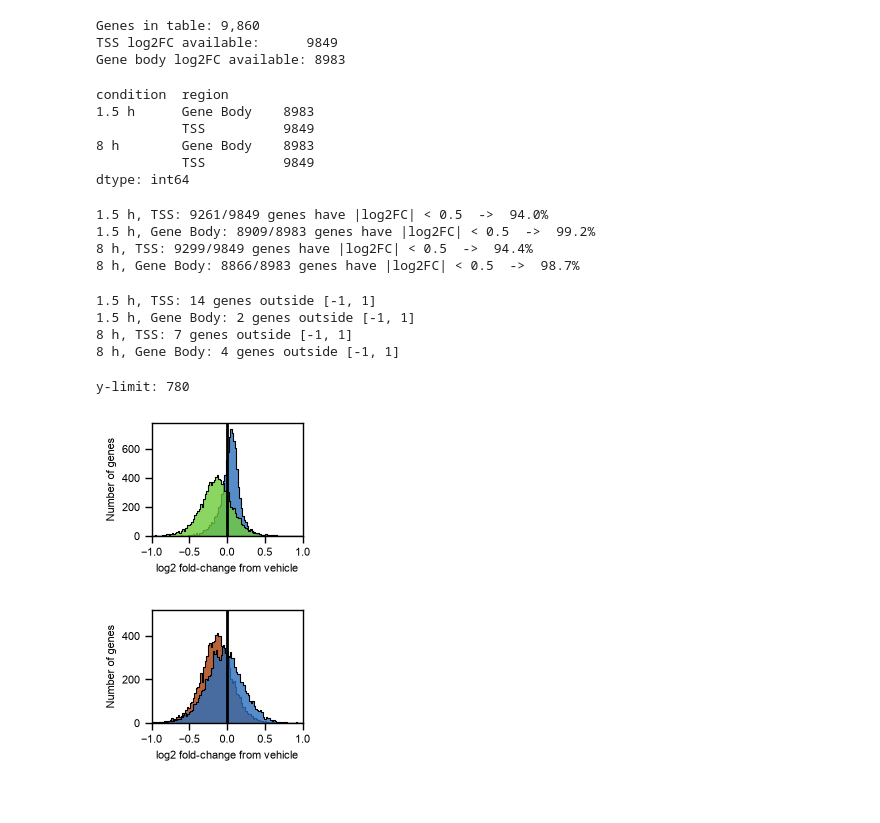
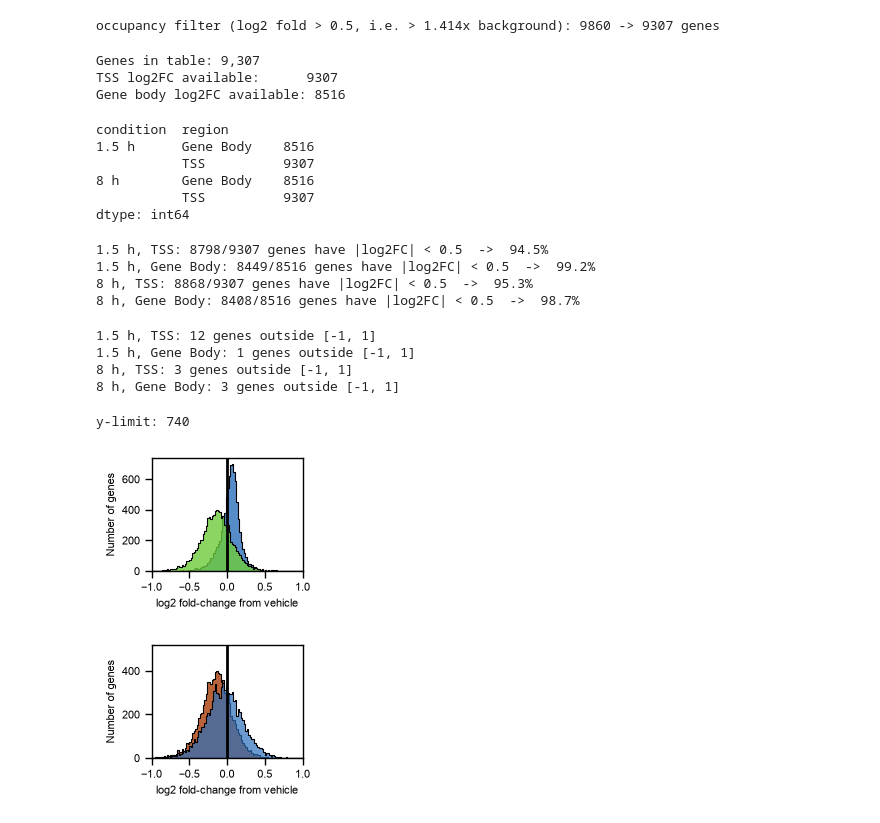
Before and after one commit to berrygroup/publications, a Jupyter notebook: 2026_POLR2A_homeostasis/ChIPseq/PolII_ChIP_Coverage_TSS_GB_plot.ipynb, the cells around one changed output. Saved outputs shown, nothing was run; the diff lists cells and outputs as text; code cells hidden in the pictures.

Commit message:
update new filtering of low Pol II genes for consistency across analyses

```diff
--- a/2026_POLR2A_homeostasis/ChIPseq/PolII_ChIP_Coverage_TSS_GB_plot.ipynb
+++ b/2026_POLR2A_homeostasis/ChIPseq/PolII_ChIP_Coverage_TSS_GB_plot.ipynb
@@ -15,3 +10,24 @@ md.shape
+# %%
+md = pd.read_csv("data/metadata_boxplot_data_all_figureS7_ptype_Sep2026.csv")
+md.shape
+
+# Pol II occupancy filter - the single criterion used for every dxChIP-seq panel.
+#
+# Genes are included where untreated cells show Pol II at the promoter, defined as
+# TSS coverage more than 1.41-fold of mean upstream background,
+# i.e. log2(TSS / upstream) > 0.5. The column ``TSS_cov_D8L4Y_0h`` is that value
+# divided by the mean upstream signal, so the cutoff is applied directly as a fold.
+MIN_TSS_FOLD = (
+    2**0.5
+)  # log2(TSS / upstream) > 0.5; 0.32 RPKM at the 0 h background of 0.2262
+
+n_before = len(md)
+md = md[md["TSS_cov_D8L4Y_0h"].notna() & (md["TSS_cov_D8L4Y_0h"] > MIN_TSS_FOLD)]
+print(
+    f"occupancy filter (log2 fold > 0.5, i.e. > {MIN_TSS_FOLD:.3f}x background): {n_before} -> {len(md)} genes"
+)
+# %% [output]
+occupancy filter (log2 fold > 0.5, i.e. > 1.414x background): 9860 -> 9307 genes
 # %%
 # No expression re-filter here. The gene set was already selected upstream
 # (log2(TSS coverage / mean upstream coverage) > 0.5 at 0 h) when this table was built.
@@ -19,9 +35,9 @@ print(f"Genes in table: {md.gene_id.nunique():,}")
 print("TSS log2FC available:     ", md["TSS_log2FC_90min_0h"].notna().sum())
 print("Gene body log2FC available:", md["GeneBody_log2FC_90min_0h"].notna().sum())
 # %% [output]
-Genes in table: 9,860
-TSS log2FC available:      9849
-Gene body log2FC available: 8983
+Genes in table: 9,307
+TSS log2FC available:      9307
+Gene body log2FC available: 8516
 # %%
 # Long format: one row per gene x region x timepoint
 lfc = (
@@ -47,10 +63,10 @@ lfc = (
 lfc.groupby(["condition", "region"]).size()
 # %% [output]
 condition  region
-1.5 h      Gene Body    8983
-           TSS          9849
-8 h        Gene Body    8983
-           TSS          9849
+1.5 h      Gene Body    8516
+           TSS          9307
+8 h        Gene Body    8516
+           TSS          9307
 dtype: int64
 # %%
 threshold = 0.5  # log2FC threshold
@@ -65,10 +81,10 @@ for condition in ["1.5 h", "8 h"]:
             f"{n_stable}/{n_total} genes have |log2FC| < {threshold}  ->  {n_stable / n_total:.1%}"
         )
 # %% [output]
-1.5 h, TSS: 9261/9849 genes have |log2FC| < 0.5  ->  94.0%
-1.5 h, Gene Body: 8909/8983 genes have |log2FC| < 0.5  ->  99.2%
-8 h, TSS: 9299/9849 genes have |log2FC| < 0.5  ->  94.4%
-8 h, Gene Body: 8866/8983 genes have |log2FC| < 0.5  ->  98.7%
+1.5 h, TSS: 8798/9307 genes have |log2FC| < 0.5  ->  94.5%
+1.5 h, Gene Body: 8449/8516 genes have |log2FC| < 0.5  ->  99.2%
+8 h, TSS: 8868/9307 genes have |log2FC| < 0.5  ->  95.3%
+8 h, Gene Body: 8408/8516 genes have |log2FC| < 0.5  ->  98.7%
 # %%
 # Genes falling outside the plotted x-range, so the axis limits below are a deliberate
 # choice rather than a silent truncation.
@@ -79,57 +95,60 @@ for condition in ["1.5 h", "8 h"]:
             f"{condition}, {region}: {(s.log2FC.abs() > 1).sum()} genes outside [-1, 1]"
         )
 # %% [output]
-1.5 h, TSS: 14 genes outside [-1, 1]
-1.5 h, Gene Body: 2 genes outside [-1, 1]
-8 h, TSS: 7 genes outside [-1, 1]
-8 h, Gene Body: 4 genes outside [-1, 1]
+1.5 h, TSS: 12 genes outside [-1, 1]
+1.5 h, Gene Body: 1 genes outside [-1, 1]
+8 h, TSS: 3 genes outside [-1, 1]
+8 h, Gene Body: 3 genes outside [-1, 1]
 # %%
 short_plot = lfc[lfc["condition"] == "1.5 h"]
 long_plot = lfc[lfc["condition"] == "8 h"]
 
-# y-limit from the data instead of a hardcoded value (the previous 520 would clip the
-# 1.5 h gene-body histogram on this gene set, whose tallest bin is 587)
 binwidth = 0.02
+
+lo = np.floor(lfc.log2FC.min() / binwidth) * binwidth
+hi = np.ceil(lfc.log2FC.max() / binwidth) * binwidth
+bin_edges = np.arange(lo, hi + binwidth / 2, binwidth)
+
 ymax = max(
-    np.histogram(g.log2FC, bins=np.arange(-1, 1 + binwidth, binwidth))[0].max()
+    np.histogram(g.log2FC, bins=bin_edges)[0].max()
     for _, g in lfc.groupby(["condition", "region"])
 )
 ymax = int(np.ceil(ymax * 1.05 / 10) * 10)
 print("y-limit:", ymax)
 # %% [output]
-y-limit: 780
+y-limit: 740
 # %%
 sns.set_context("paper")
 
 f, a = plt.subplots(figsize=(3, 1.8))
 
 pal = sns.color_palette(["xkcd:apple", "xkcd:medium blue", "grey"])
 
 sns.histplot(
     data=short_plot,
     x="log2FC",
     hue="region",
     edgecolor="black",
     palette=pal,
-    binwidth=binwidth,
+    bins=bin_edges,
     alpha=0.8,
     element="step",
     legend=False,
     ax=a,
 )
 
 a.set_box_aspect(0.75)
 a.set_xlim(-1, 1)
 a.set_ylim(0, ymax)
 a.axvline(0, color="black", linewidth=2)
 a.set_ylabel("Number of genes", fontsize=8)
 a.set_xlabel("log2 fold-change from vehicle", fontsize=8)
 a.tick_params(axis="both", labelsize=8)
 f.tight_layout()
 
 f.savefig("0_vs_90min_TSSgreen_GBblue.svg")
 # %% [output]
-[figure, old version]
+[figure, new version]
 # %%
 sns.set_context("paper")
 
@@ -140,7 +159,7 @@ sns.histplot(
     x="log2FC",
     color="xkcd:rust",
     edgecolor="black",
-    binwidth=binwidth,
+    bins=bin_edges,
     element="step",
     alpha=0.8,
     legend=False,
@@ -152,9 +171,9 @@ sns.histplot(
     x="log2FC",
     color="xkcd:medium blue",
     edgecolor="black",
-    binwidth=binwidth,
+    bins=bin_edges,
     element="step",
-    alpha=0.8,
+    alpha=0.7,
     legend=False,
     ax=a,
 )
@@ -170,7 +189,7 @@ f.tight_layout()
 
 f.savefig("0_vs_90min_rust_8hour_blue_TSS.svg")
 # %% [output]
-[figure, old version]
+[figure, new version]
 # %%
 # Fold change of summed coverage - weights by expression level
 for region, tss_col, gb_col in [
```
Also changed, not shown: parts of 4 cells of this notebook, 1 other file.
